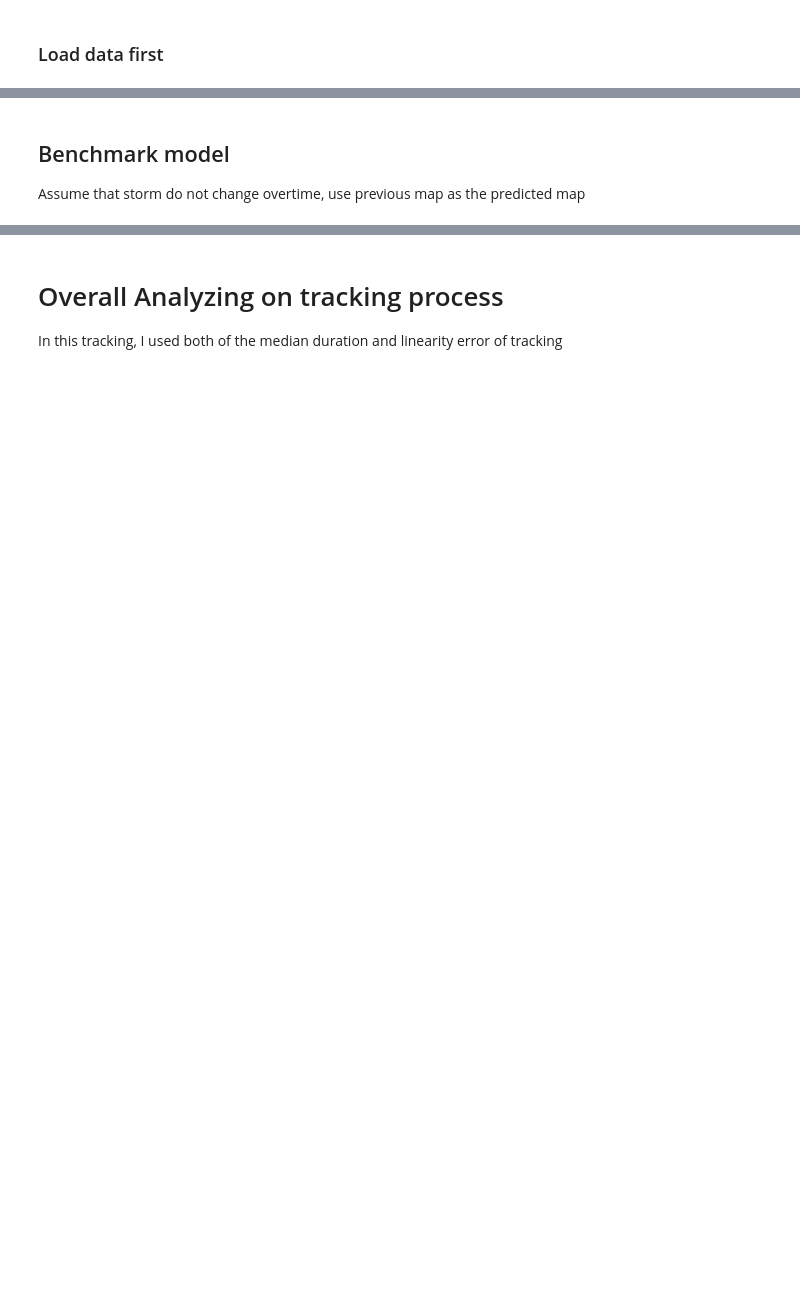
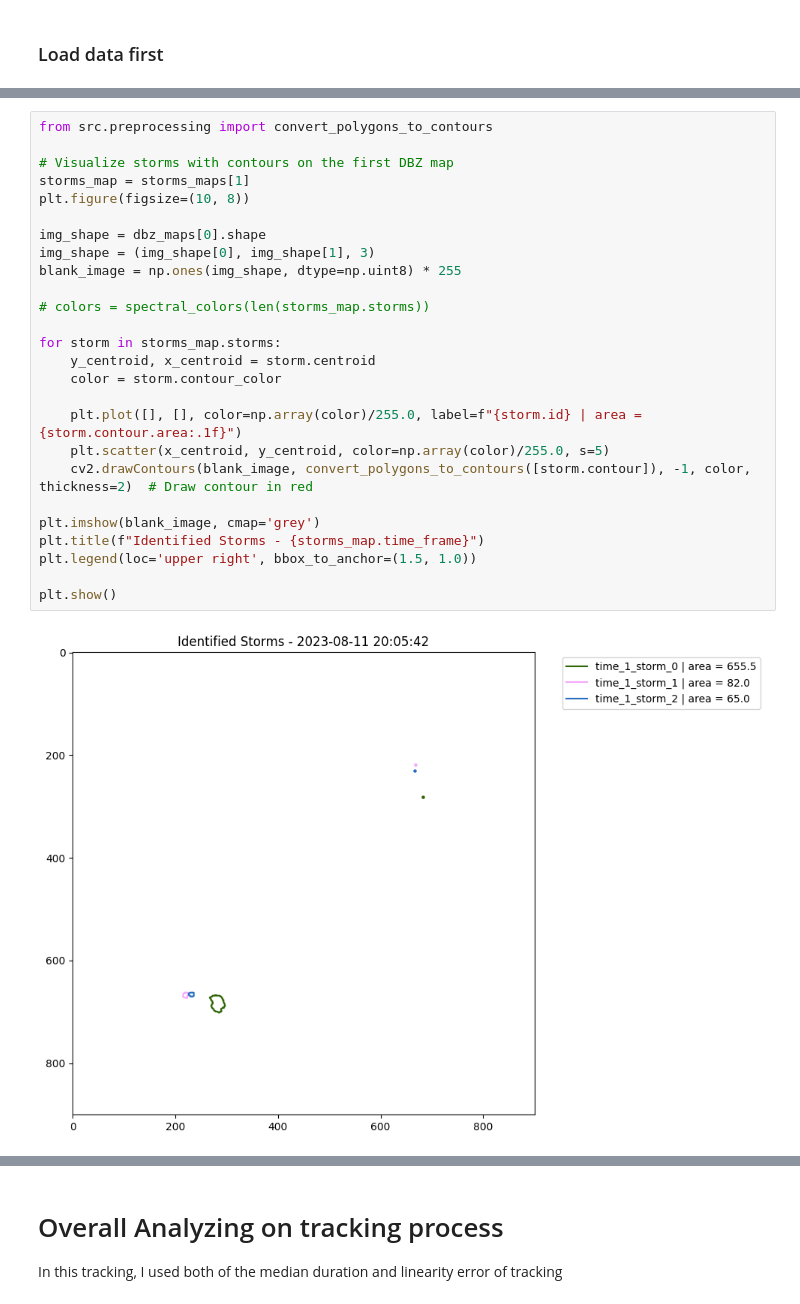
Before and after one commit to quochieu586/Thunderstorm-Nowcasting-Geometry-Topology-Approach, a Jupyter notebook: experimental_notebooks/titan_model.ipynb, the cells around one changed output, grey strips where cells are left out. Drawn from its saved outputs; the diff is of its cells as text; blank space fills up the shorter version.

```diff
--- a/experimental_notebooks/titan_model.ipynb
+++ b/experimental_notebooks/titan_model.ipynb
@@ -76,9 +112,34 @@ for idx, (dbz_map, time_frame) in enumerate(pbar):
     pbar.set_postfix({"Total storms detected": total_storms})
 
     storms_maps.append(storms_map)
-# %% [markdown]
-## Benchmark model
-Assume that storm do not change overtime, use previous map as the predicted map
+# %%
+from src.preprocessing import convert_polygons_to_contours
+
+# Visualize storms with contours on the first DBZ map
+storms_map = storms_maps[1]
+plt.figure(figsize=(10, 8))
+
+img_shape = dbz_maps[0].shape
+img_shape = (img_shape[0], img_shape[1], 3)
+blank_image = np.ones(img_shape, dtype=np.uint8) * 255
+
+# colors = spectral_colors(len(storms_map.storms))
+
+for storm in storms_map.storms:
+    y_centroid, x_centroid = storm.centroid
+    color = storm.contour_color
+
+    plt.plot([], [], color=np.array(color)/255.0, label=f"{storm.id} | area = {storm.contour.area:.1f}")
+    plt.scatter(x_centroid, y_centroid, color=np.array(color)/255.0, s=5)
+    cv2.drawContours(blank_image, convert_polygons_to_contours([storm.contour]), -1, color, thickness=2)  # Draw contour in red
+
+plt.imshow(blank_image, cmap='grey')
+plt.title(f"Identified Storms - {storms_map.time_frame}")
+plt.legend(loc='upper right', bbox_to_anchor=(1.5, 1.0))
+
+plt.show()
+# %% [output]
+[figure, added]
 # %%
 from src.cores.base import StormsMap
 from src.cores.metrics import pod_score, far_score, csi_score
```
Also changed, not shown: parts of 18 cells of this notebook, 5 other files.
